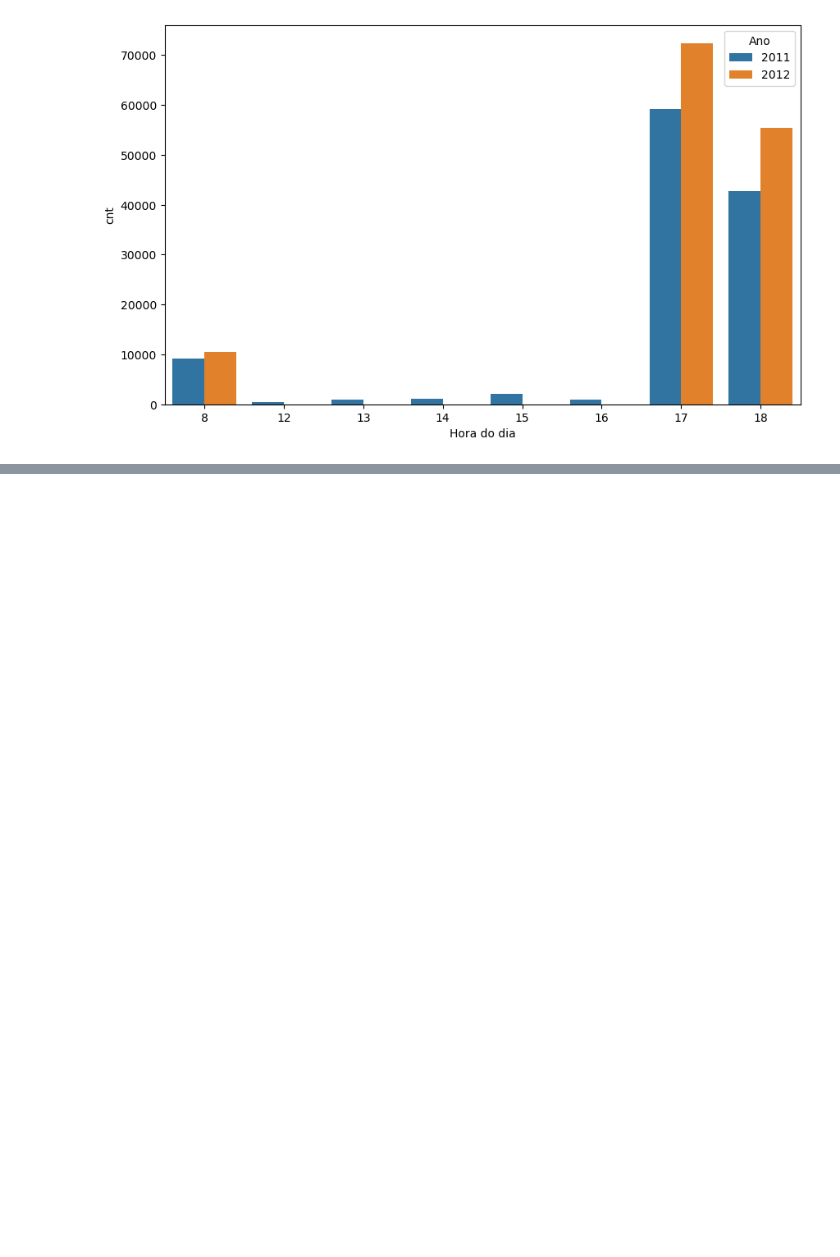
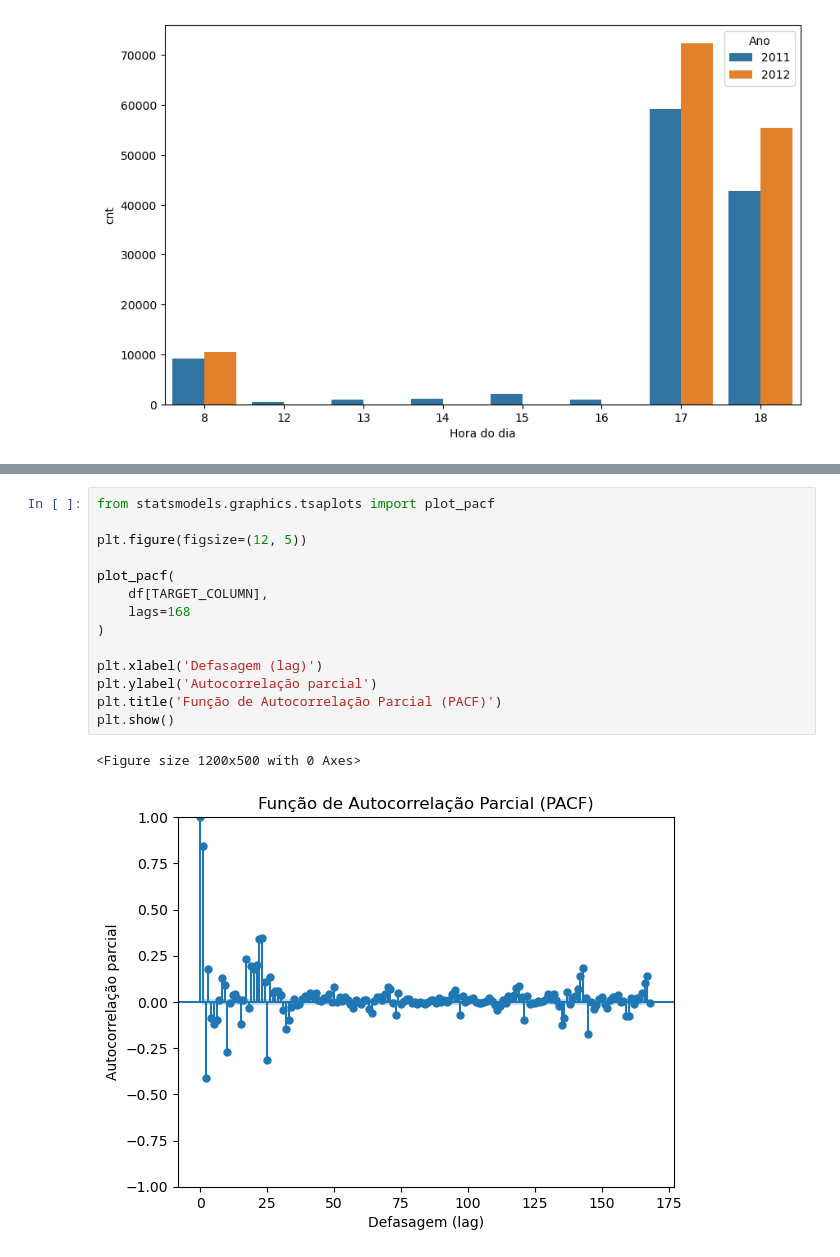
Before and after one commit to igao01/ds_bike_sharing, a Jupyter notebook: notebooks/02_EDA_bike_sharing.ipynb, the cells around one changed output, grey strips where cells are left out. Cells and saved outputs as stored; diff of their text form; blank space fills up the shorter version.

```diff
--- a/notebooks/02_EDA_bike_sharing.ipynb
+++ b/notebooks/02_EDA_bike_sharing.ipynb
@@ -710,0 +767,17 @@ outliers_agg_plot('hour', 'Hora do dia')
+# %%
+from statsmodels.graphics.tsaplots import plot_pacf
+
+plt.figure(figsize=(12, 5))
+
+plot_pacf(
+    df[TARGET_COLUMN],
+    lags=168
+)
+
+plt.xlabel('Defasagem (lag)')
+plt.ylabel('Autocorrelação parcial')
+plt.title('Função de Autocorrelação Parcial (PACF)')
+plt.show()
+# %% [output]
+<Figure size 1200x500 with 0 Axes>
+[figure, added]
```
Also changed, not shown: parts of 25 cells of this notebook, 1 other file.
